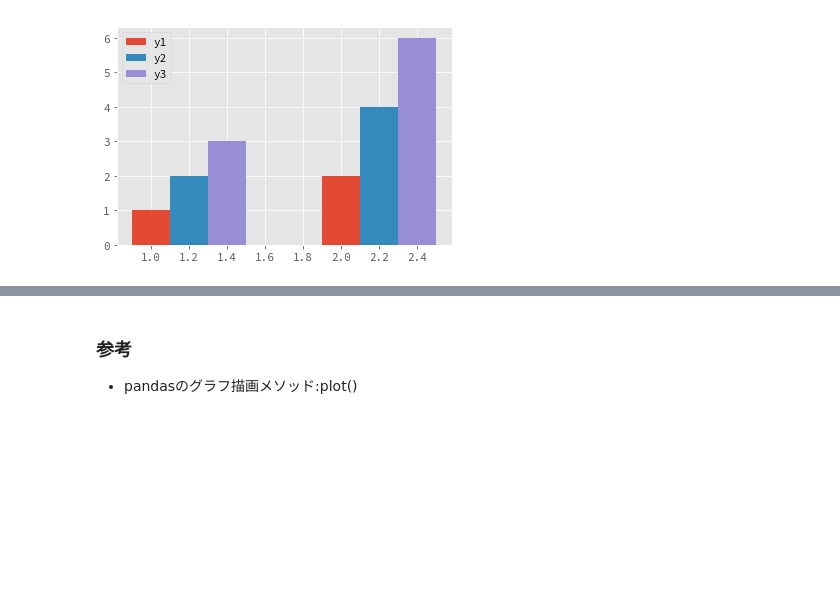
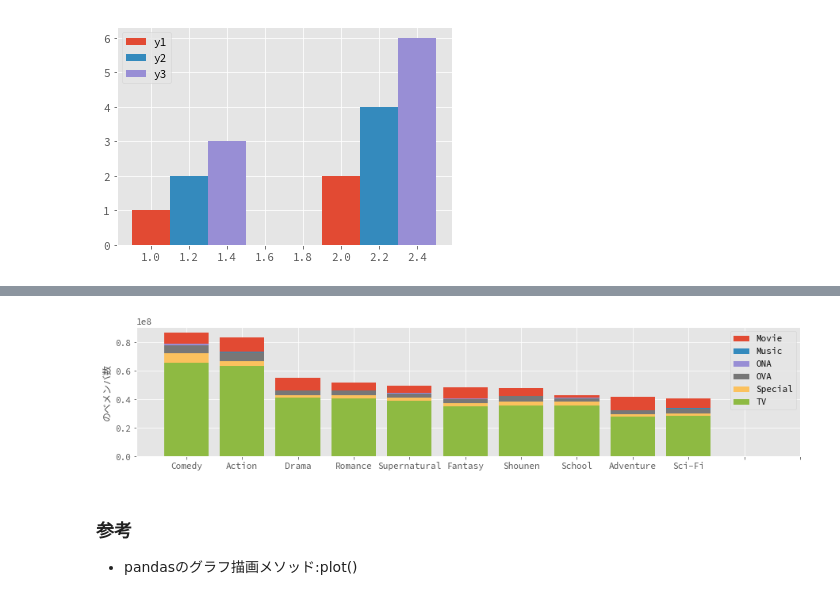
Before and after one commit to ikki02/Python, a Jupyter notebook: Matplotlib.ipynb, the cells around one changed output, grey strips where cells are left out. Saved outputs shown, nothing was run; the diff lists cells and outputs as text; code cells hidden in the pictures; blank space fills up the shorter version.

```diff
--- a/Matplotlib.ipynb
+++ b/Matplotlib.ipynb
@@ -102,0 +162,20 @@ plt.show()
+# %%
+# DataFrameを用いた積み上げ棒グラフの書き方
+fig = plt.figure(figsize=(15,3))
+ax = fig.add_subplot(111)
+
+rows, cols = len(dfag), len(dfag.columns)
+x = range(rows)
+
+for i, t in enumerate(dfag.columns):
+    y = dfag.iloc[:, i:cols].sum(axis=1)
+
+    ax.bar(x,y,label=t)
+
+ax.set_xticks(range(rows + 2))
+ax.set_xticklabels(dfag.index)
+ax.set_ylabel('のべメンバ数')
+ax.legend()
+plt.show()
+# %% [output]
+[figure, added]
```
Also changed, not shown: parts of 12 cells of this notebook.
